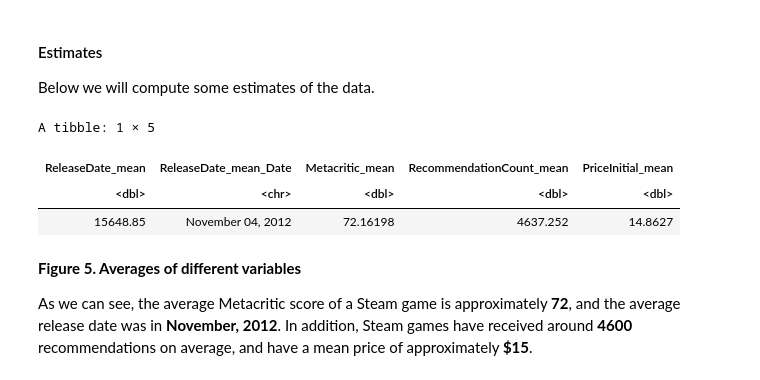
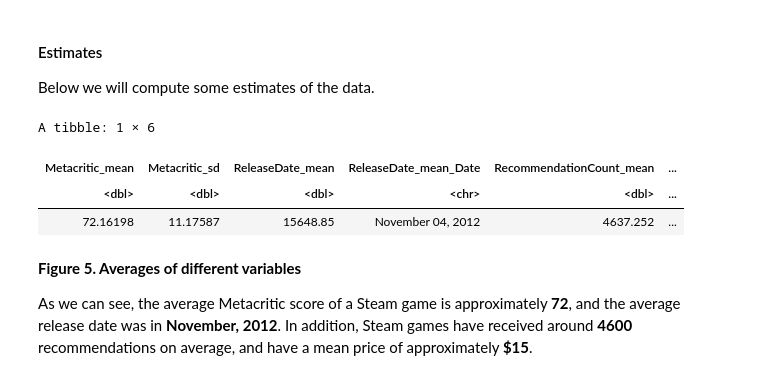
Before and after one commit to DanielZSWE/STAT-301-Project, a Jupyter notebook: stat-301_final_report.ipynb, the cells around one changed output. Drawn from its saved outputs; the diff is of its cells as text; code cells hidden in the pictures.

```diff
--- a/stat-301_final_report.ipynb
+++ b/stat-301_final_report.ipynb
@@ -198,17 +198,18 @@ Warning message:
 #### Estimates
 Below we will compute some estimates of the data.
 # %%
-steam_games_summarized <- steam_games %>% summarize(ReleaseDate_mean = mean(ReleaseDate),
+steam_games_summarized <- steam_games %>% summarize(Metacritic_mean = mean(Metacritic),
+                                                    Metacritic_sd = sd(Metacritic),
+                                                    ReleaseDate_mean = mean(ReleaseDate),
                                                     ReleaseDate_mean_Date = format(as.Date(ReleaseDate_mean, origin ='1970-01-01'), '%B %d, %Y'),
-                                                    Metacritic_mean = mean(Metacritic),
                                                     RecommendationCount_mean = mean(RecommendationCount),
                                                     PriceInitial_mean = mean(PriceInitial))
 steam_games_summarized
 # %% [output]
-A tibble: 1 × 5
+A tibble: 1 × 6
-| ReleaseDate_mean | ReleaseDate_mean_Date | Metacritic_mean | RecommendationCount_mean | PriceInitial_mean |
-| <dbl> | <chr> | <dbl> | <dbl> | <dbl> |
-| 15648.85 | November 04, 2012 | 72.16198 | 4637.252 | 14.8627 |
+| Metacritic_mean | Metacritic_sd | ReleaseDate_mean | ReleaseDate_mean_Date | RecommendationCount_mean | ... |
+| <dbl> | <dbl> | <dbl> | <chr> | <dbl> | ... |
+| 72.16198 | 11.17587 | 15648.85 | November 04, 2012 | 4637.252 | ... |
 # %% [markdown]
 **Figure 5. Averages of different variables**
 
```
Also changed, not shown: parts of 12 cells of this notebook.
